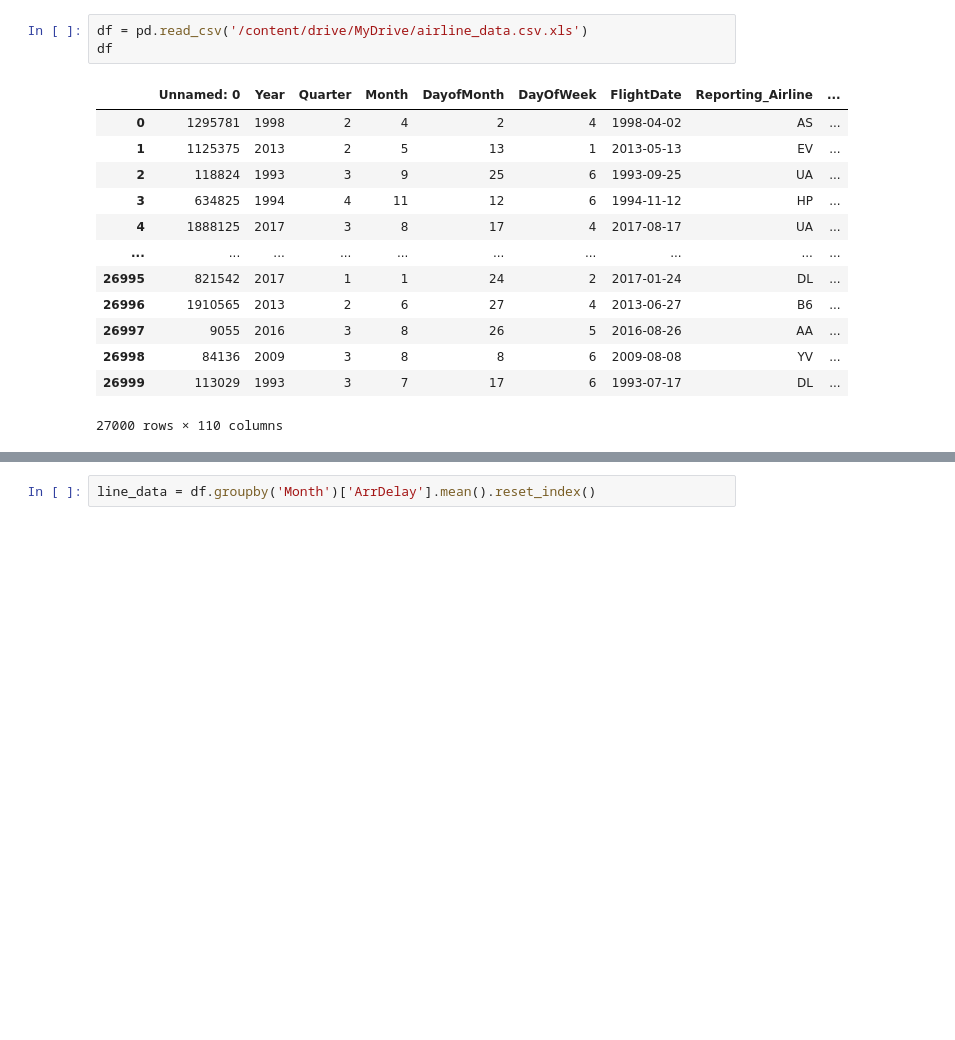
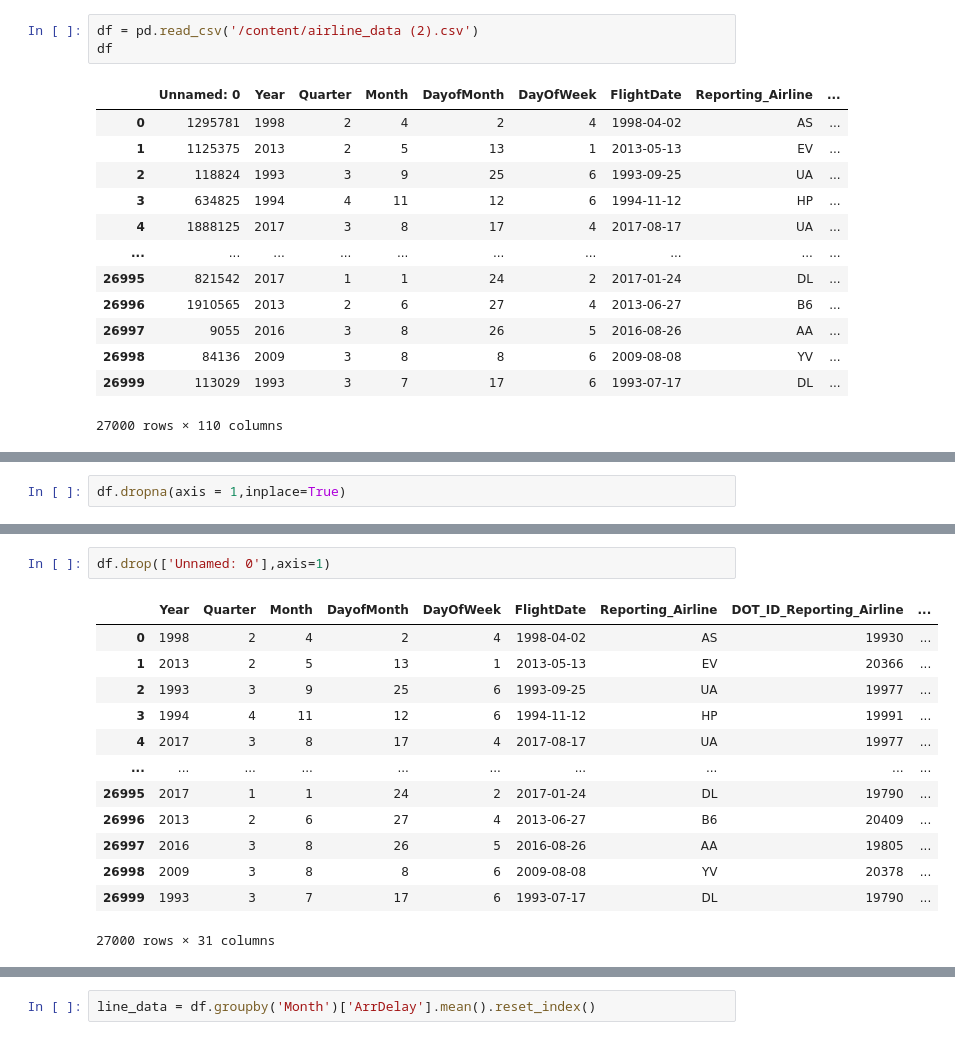
Before and after one commit to Abhishk3779/3-Day-Data-Science-Workshop, a Jupyter notebook: Untitled3.ipynb, the cells around one changed output, grey strips where cells are left out. Drawn from its saved outputs; the diff is of its cells as text; blank space fills up the shorter version.

```diff
--- a/Untitled3.ipynb
+++ b/Untitled3.ipynb
@@ -12,7 +492,7 @@ import pandas as pd
 import plotly.express as pr
 import plotly.graph_objects as go
 # %%
-df = pd.read_csv('/content/drive/MyDrive/airline_data.csv.xls')
+df = pd.read_csv('/content/airline_data (2).csv')
 df
 # %% [output]
 |  | Unnamed: 0 | Year | Quarter | Month | DayofMonth | DayOfWeek | FlightDate | Reporting_Airline | ... |
@@ -30,0 +614,2 @@ df
+# %%
+df.dropna(axis = 1,inplace=True)
@@ -30,0 +692,16 @@ df
+# %%
+df.drop(['Unnamed: 0'],axis=1)
+# %% [output]
+|  | Year | Quarter | Month | DayofMonth | DayOfWeek | FlightDate | Reporting_Airline | DOT_ID_Reporting_Airline | ... |
+| 0 | 1998 | 2 | 4 | 2 | 4 | 1998-04-02 | AS | 19930 | ... |
+| 1 | 2013 | 2 | 5 | 13 | 1 | 2013-05-13 | EV | 20366 | ... |
+| 2 | 1993 | 3 | 9 | 25 | 6 | 1993-09-25 | UA | 19977 | ... |
+| 3 | 1994 | 4 | 11 | 12 | 6 | 1994-11-12 | HP | 19991 | ... |
+| 4 | 2017 | 3 | 8 | 17 | 4 | 2017-08-17 | UA | 19977 | ... |
+| ... | ... | ... | ... | ... | ... | ... | ... | ... | ... |
+| 26995 | 2017 | 1 | 1 | 24 | 2 | 2017-01-24 | DL | 19790 | ... |
+| 26996 | 2013 | 2 | 6 | 27 | 4 | 2013-06-27 | B6 | 20409 | ... |
+| 26997 | 2016 | 3 | 8 | 26 | 5 | 2016-08-26 | AA | 19805 | ... |
+| 26998 | 2009 | 3 | 8 | 8 | 6 | 2009-08-08 | YV | 20378 | ... |
+| 26999 | 1993 | 3 | 7 | 17 | 6 | 1993-07-17 | DL | 19790 | ... |
+27000 rows × 31 columns
```
Also changed, not shown: parts of 86 cells of this notebook.
